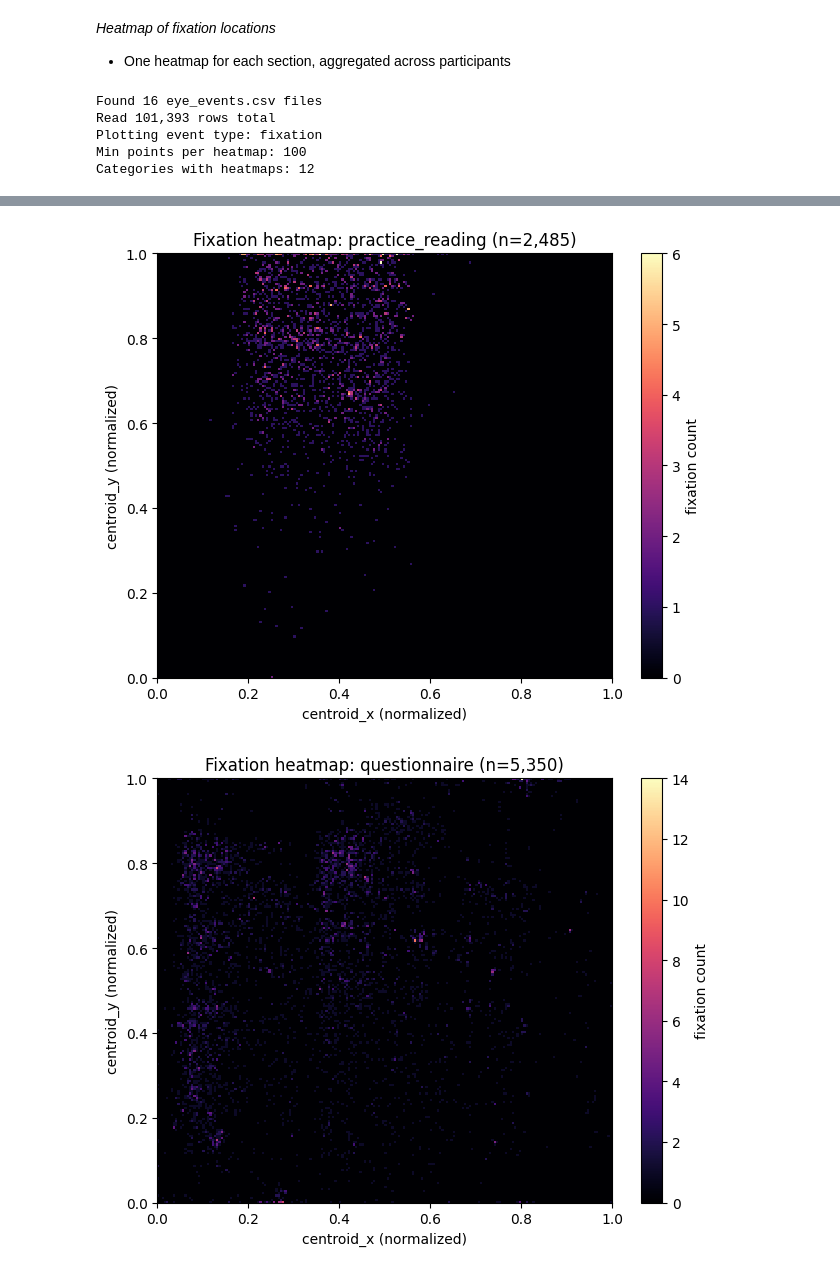
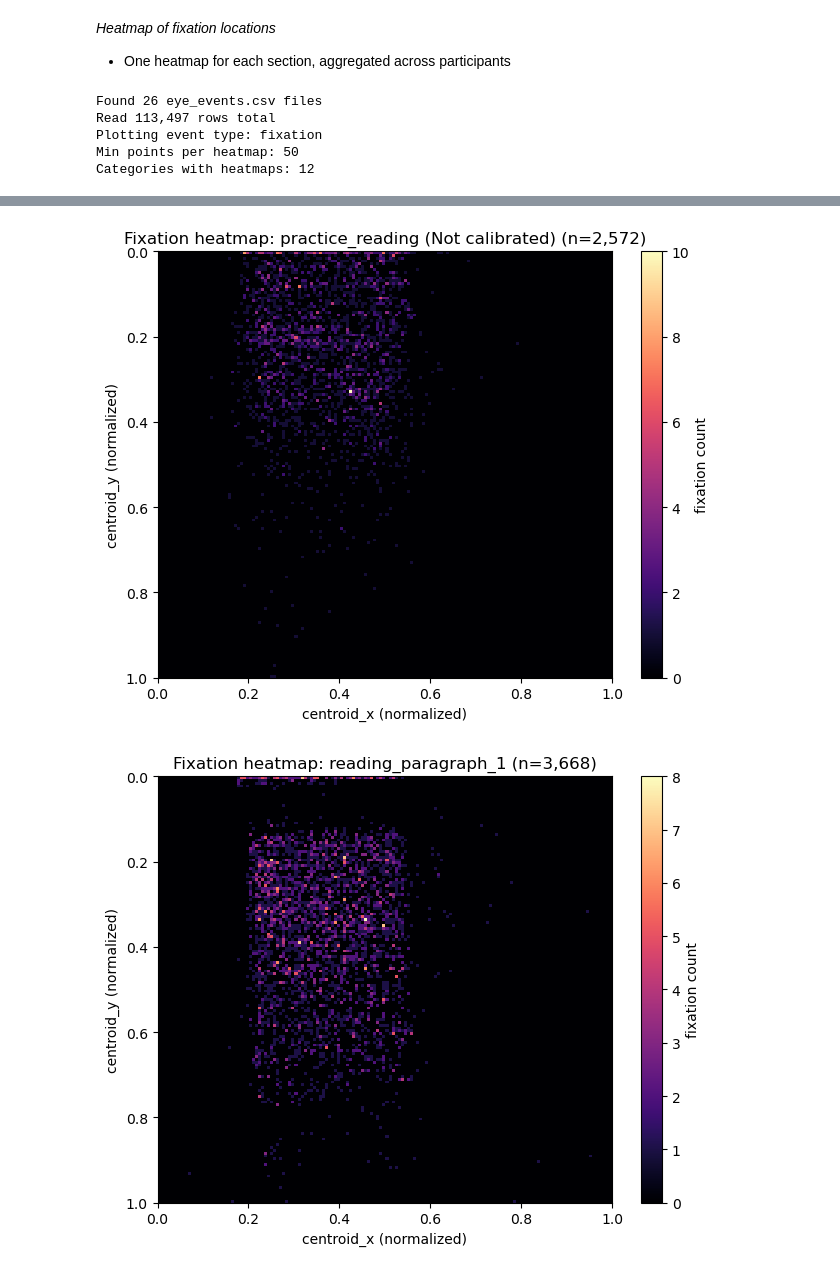
Before and after one commit to PhilipJohnsen/eyetracked-chromatic-filtering, a Jupyter notebook: analysis/heatmaps.ipynb, the cells around one changed output, grey strips where cells are left out. Drawn from its saved outputs; the diff is of its cells as text; code cells hidden in the pictures.

```diff
--- a/analysis/heatmaps.ipynb
+++ b/analysis/heatmaps.ipynb
@@ -26,15 +26,20 @@ required_cols = {
     "event_type",
     "centroid_x",
     "centroid_y",
+    "condition",
+    "duration_ms",
+    "amplitude_ndc",
+    "peak_velocity_ndc_per_s",
+    "mean_velocity_ndc_per_s",
 }
 files = glob.glob(os.path.join("..", "logs", "**", "eye_events.csv"), recursive=True)
 
 if not files:
     raise FileNotFoundError(
-        "No eye_events.csv files found under ../logs/. Run ParticipantTest sessions first."
+        "No eye_events.csv files found under ../logs/. Run ParticipantTest sessions first.",
     )
 
-MIN_POINTS_PER_HEATMAP = 100  # avoid noisy one-off trial figures
+MIN_POINTS_PER_HEATMAP = 50
 
 def _normalize_label(val):
     if val is None:
@@ -55,12 +60,12 @@ def _infer_category(section, phase, window_label):
     if re.search(r"mcq_reading\d+-mcq", label):
         return re.search(r"mcq_reading\d+-mcq", label).group(0)
     if label == "mcq_practice-mcq":
-        return "mcq_practice-mcq"
+        return "mcq_practice-mcq (Not calibrated)"
     if "practice_reading" in label:
-        return "practice_reading"
+        return "practice_reading (Not calibrated)"
 
     if "detectability_practice" in label or phase == "practice":
-        return "detectability_practice"
+        return "detectability_practice)"
     if re.search(r"eye_all_blocks_\d+_trial_\d+", label) or phase == "all_blocks":
         return "detectability_all_blocks"
 
@@ -104,7 +109,7 @@ for file_path in files:
     df["event_type"] = df["event_type"].astype(str).str.lower().str.strip()
     df["centroid_x"] = pd.to_numeric(df["centroid_x"], errors="coerce")
     df["centroid_y"] = pd.to_numeric(df["centroid_y"], errors="coerce")
-    df = df[np.isfinite(df["centroid_x"]) & np.isfinite(df["centroid_y"])]
+    df = df[np.isfinite(df["centroid_x"]) & np.isfinite(df["centroid_y"]) ]
     df = df[df["centroid_x"].between(0.0, 1.0) & df["centroid_y"].between(0.0, 1.0)]
     if df.empty:
         continue
@@ -116,7 +121,7 @@ for file_path in files:
 
 if not all_rows:
     raise RuntimeError(
-        "No valid centroid coordinates found in eye_events.csv files."
+        "No valid centroid coordinates found in eye_events.csv files.",
     )
 
 combined = pd.concat(all_rows, ignore_index=True)
@@ -132,19 +137,22 @@ else:
 plot_df = combined[combined["event_type"].eq(event_type_to_plot)].copy()
 if plot_df.empty:
     raise RuntimeError(
-        f"No rows available for event_type='{event_type_to_plot}' after filtering."
+        f"No rows available for event_type='{event_type_to_plot}' after filtering.",
     )
 
+# Derive a categorical grouping (similar to before) but keep raw window labels too
 plot_df["category"] = [
     _infer_category(s, p, w)
     for s, p, w in zip(plot_df["section"], plot_df["phase"], plot_df["window_label"])
 ]
+plot_df["window_label_norm"] = plot_df["window_label"].astype(str).str.strip().str.lower()
 
 # Keep only categories with enough points to be interpretable.
 counts = plot_df["category"].value_counts()
 keep_categories = counts[counts >= MIN_POINTS_PER_HEATMAP].index.tolist()
 plot_df = plot_df[plot_df["category"].isin(keep_categories)]
 
+# Build data_by_category as stacked numpy arrays
 data_by_category = defaultdict(list)
 for cat, grp in plot_df.groupby("category", dropna=False):
     category_name = _normalize_label(cat) or "unknown_window"
@@ -161,15 +169,35 @@ print(f"Plotting event type: {event_type_to_plot}")
 print(f"Min points per heatmap: {MIN_POINTS_PER_HEATMAP}")
 print(f"Categories with heatmaps: {len(data_by_category)}")
 
-bins = 200 #high detail, fast for large run
+# Select categories of interest (MCQ, reading, detectability).
+interest_patterns = [
+    r"mcq",
+    r"reading_paragraph_\d+",
+    r"practice_reading",
+    r"reading_task_reminder",
+    r"detectability",
+    r"all_blocks",
+]
 
-for category_name in sorted(data_by_category.keys()):
-    pts = data_by_category[category_name]
-    if pts.size == 0:
+selected = [
+    k for k in sorted(data_by_category.keys())
+    if any(re.search(p, k) for p in interest_patterns)
+]
+
+# Fallback to all categories if none matched the interest patterns
+if not selected:
+    selected = sorted(data_by_category.keys())
+
+bins = 150 #change for detail level
+
+# Plot each selected category as its own figure
+for category_name in selected:
+    pts = data_by_category.get(category_name)
+    if pts is None or pts.size == 0:
         continue
 
     x = pts[:, 0]
-    y = pts[:, 1]
+    y = 1.0 - pts[:, 1]
 
     H, xedges, yedges = np.histogram2d(
         y,
@@ -187,6 +215,9 @@ for category_name in sorted(data_by_category.keys()):
         aspect="auto",
         interpolation="nearest",
     )
+    ax = plt.gca()
+    ax.set_ylim(0.0, 1.0)
+    ax.invert_yaxis()
     plt.colorbar(label=f"{event_type_to_plot} count")
     plt.title(f"{event_type_to_plot.capitalize()} heatmap: {category_name} (n={len(pts):,})")
     plt.xlabel("centroid_x (normalized)")
@@ -194,8 +225,8 @@ for category_name in sorted(data_by_category.keys()):
     plt.tight_layout()
     plt.show()
 # %% [output]
-Found 16 eye_events.csv files
-Read 101,393 rows total
+Found 26 eye_events.csv files
+Read 113,497 rows total
 Plotting event type: fixation
-Min points per heatmap: 100
+Min points per heatmap: 50
 Categories with heatmaps: 12
@@ -208,2 +239,2 @@ Categories with heatmaps: 12
-[figure, old version]
+[figure, new version]
-[figure, old version]
+[figure, new version]
```
Also changed, not shown: parts of 6 cells of this notebook.
